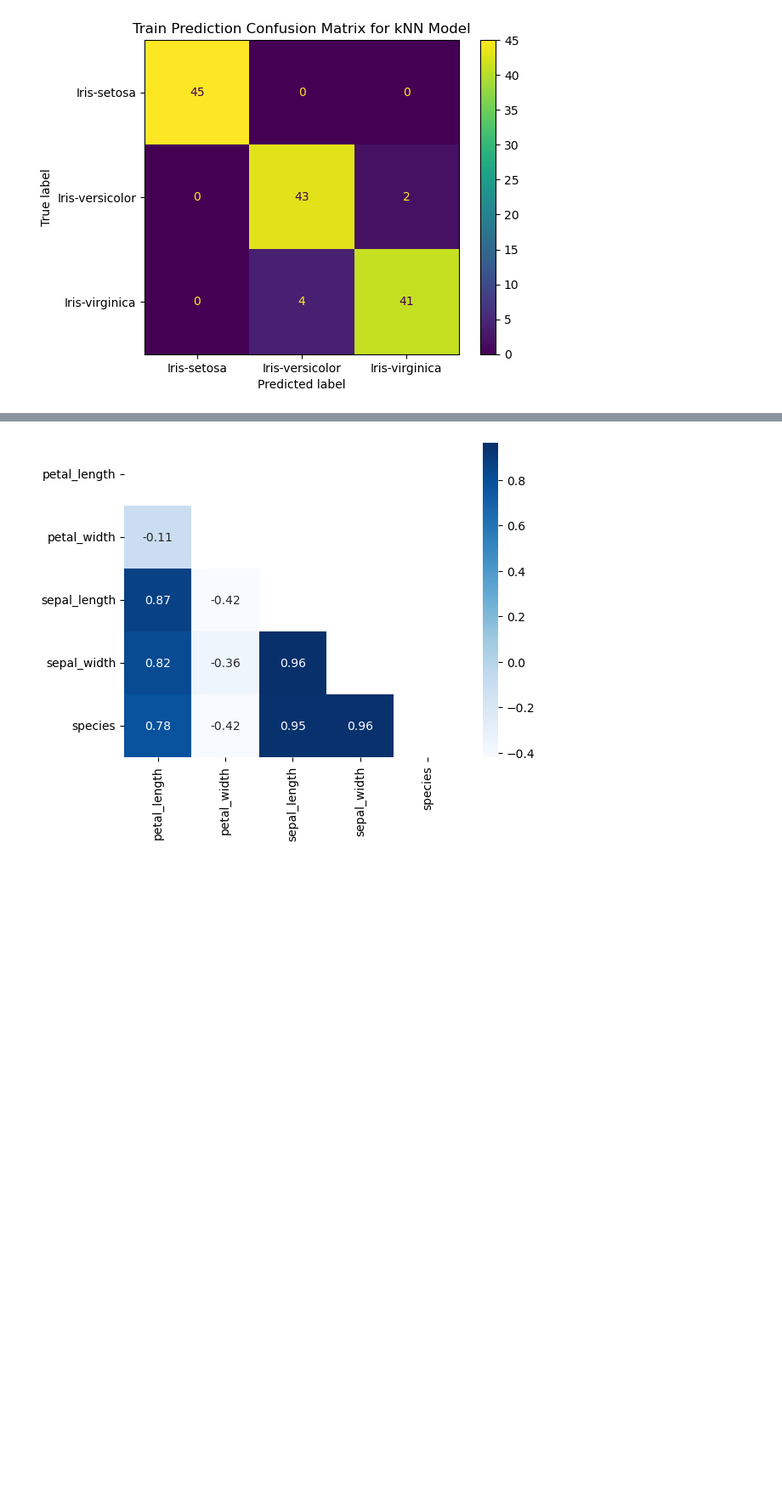
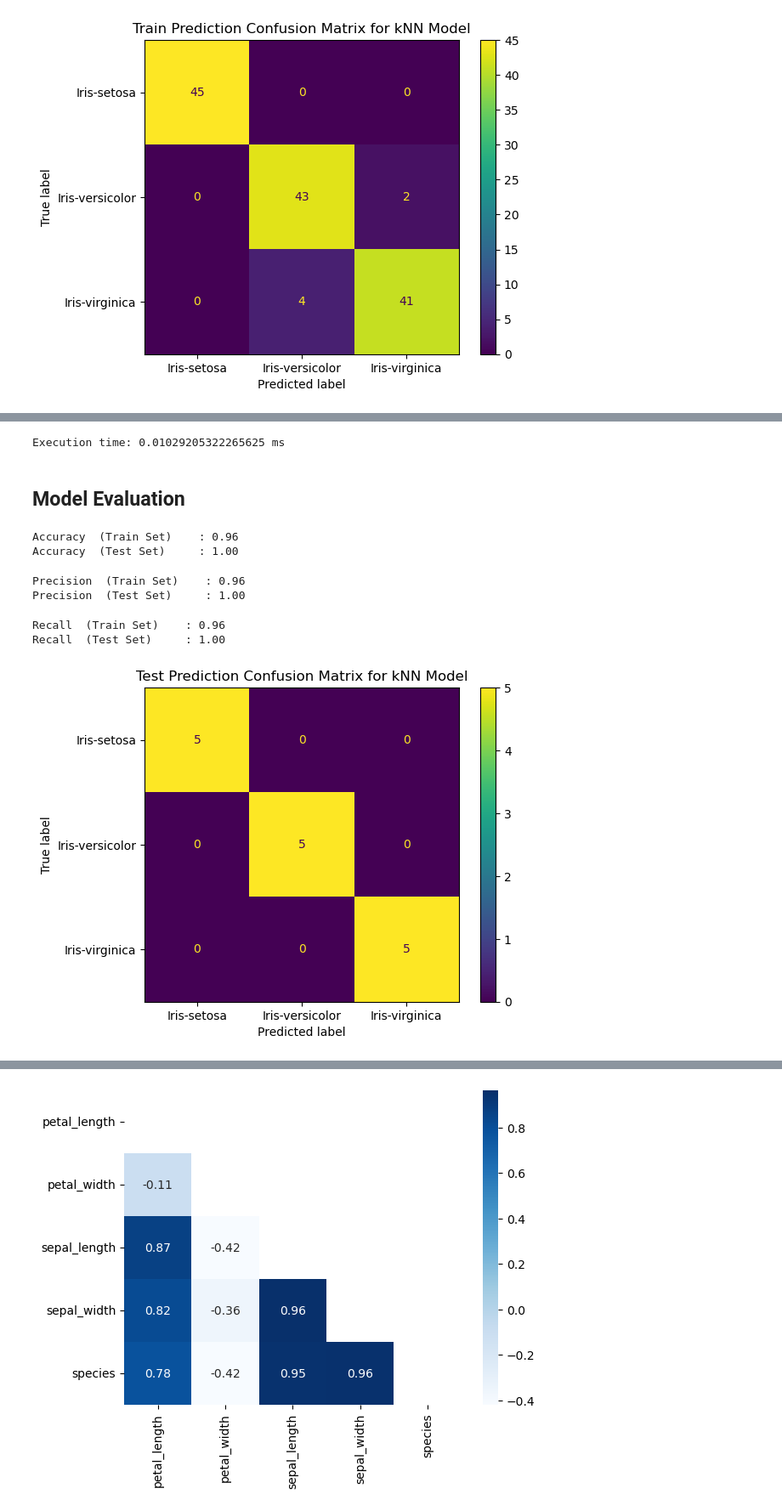
Before and after one commit to bagusatya08/Data-Mining-Kelompok-E, a Jupyter notebook: iris knn.ipynb, the cells around one changed output, grey strips where cells are left out. Shown at 85% size. Cells and saved outputs as stored; diff of their text form; code cells hidden in the pictures; blank space fills up the shorter version.

Commit message:
adding more neighbors and trying to use more feature

```diff
--- a/iris knn.ipynb
+++ b/iris knn.ipynb
@@ -366,0 +501,7 @@ plt.show()
+# %%
+feature_2 = ["petal_width", "sepal_width", "petal_length", "sepal_length"]
+
+X2 = dataset_3[feature_2]
+y2 = dataset_3["species"].values
+# %%
+X_train2, X_test2, y_train2, y_test2 = train_test_split(X2,y2,test_size=0.1, random_state=89)
@@ -366,0 +512,49 @@ plt.show()
+# %%
+start_time = time.time()
+
+knn = KNeighborsClassifier(n_neighbors=3, metric='manhattan')
+knn.fit(X_train2, y_train2)
+
+print("\nExecution time: " + str((time.time() - start_time)) + ' ms')
+# %% [output]
+Execution time: 0.01029205322265625 ms
+# %%
+ytrain_knn_pred2 = knn.predict(X_train2)
+ytest_knn_pred2  = knn.predict(X_test2)
+# %% [markdown]
+## Model Evaluation
+# %%
+accuracy_knn_train2 = accuracy_score(y_train2, ytrain_knn_pred2)
+accuracy_knn_test2  = accuracy_score(y_test2, ytest_knn_pred2)
+print("Accuracy  (Train Set)    : %.2f" % accuracy_knn_train2)
+print("Accuracy  (Test Set)     : %.2f" % accuracy_knn_test2)
+# %% [output]
+Accuracy  (Train Set)    : 0.96
+Accuracy  (Test Set)     : 1.00
+# %%
+precision_knn_train2 = precision_score(y_train2, ytrain_knn_pred2, average="macro")
+precision_knn_test2  = precision_score(y_test2, ytest_knn_pred2, average="macro")
+print("Precision  (Train Set)    : %.2f" % precision_knn_train2)
+print("Precision  (Test Set)     : %.2f" % precision_knn_test2)
+# %% [output]
+Precision  (Train Set)    : 0.96
+Precision  (Test Set)     : 1.00
+# %%
+recall_knn_train2 = recall_score(y_train2, ytrain_knn_pred2, average="macro")
+recall_knn_test2  = recall_score(y_test2, ytest_knn_pred2, average="macro")
+print("Recall  (Train Set)    : %.2f" % recall_knn_train2)
+print("Recall  (Test Set)     : %.2f" % recall_knn_test2)
+# %% [output]
+Recall  (Train Set)    : 0.96
+Recall  (Test Set)     : 1.00
+# %%
+# test prediction confusion matrix
+
+cm = confusion_matrix(y_test2, ytest_knn_pred2, labels=knn.classes_)
+disp = ConfusionMatrixDisplay(confusion_matrix=cm, display_labels=knn.classes_)
+disp.plot()
+plt.title("Test Prediction Confusion Matrix for kNN Model")
+
+plt.show()
+# %% [output]
+[figure, added]
```
Also changed, not shown: parts of 81 cells of this notebook.
